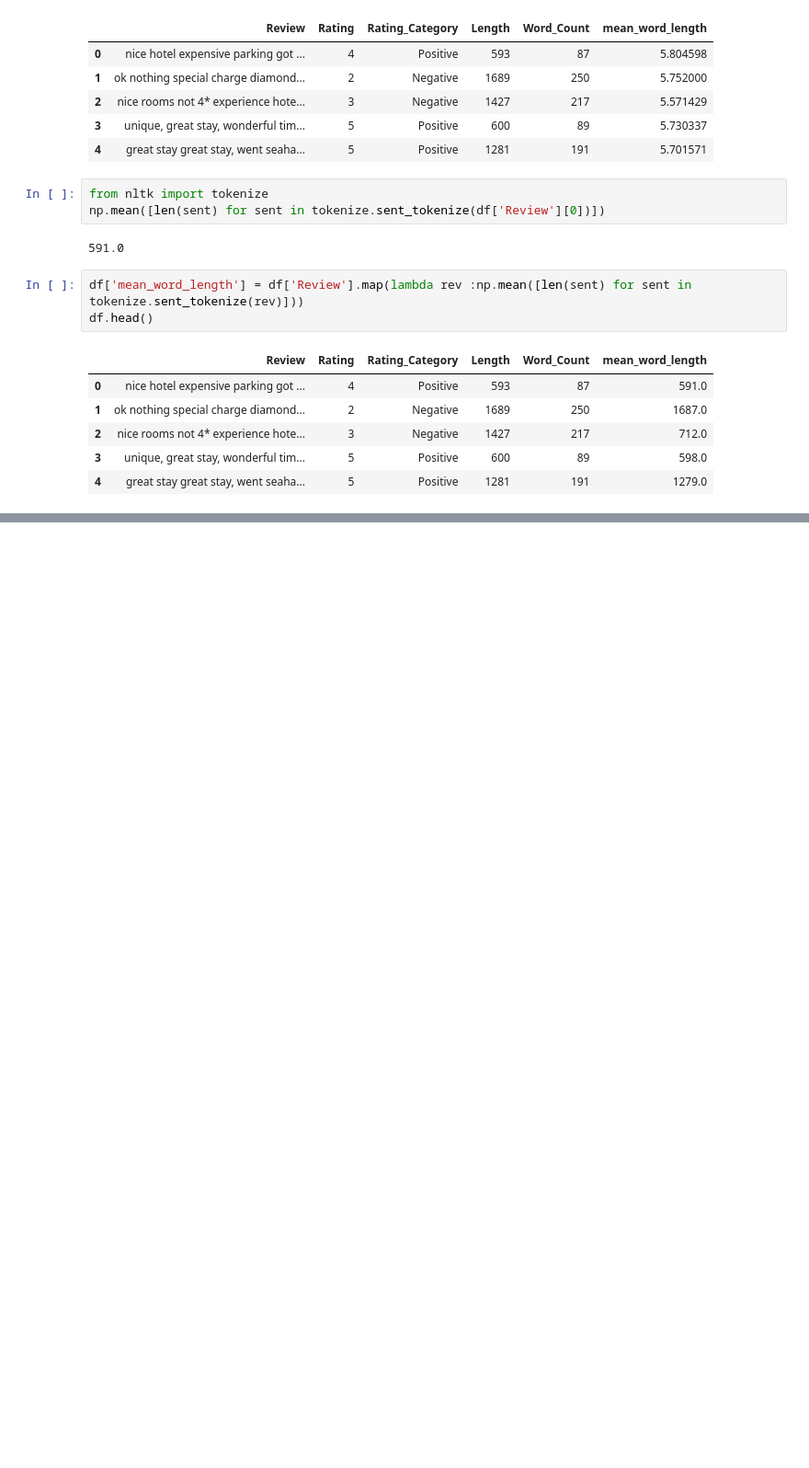
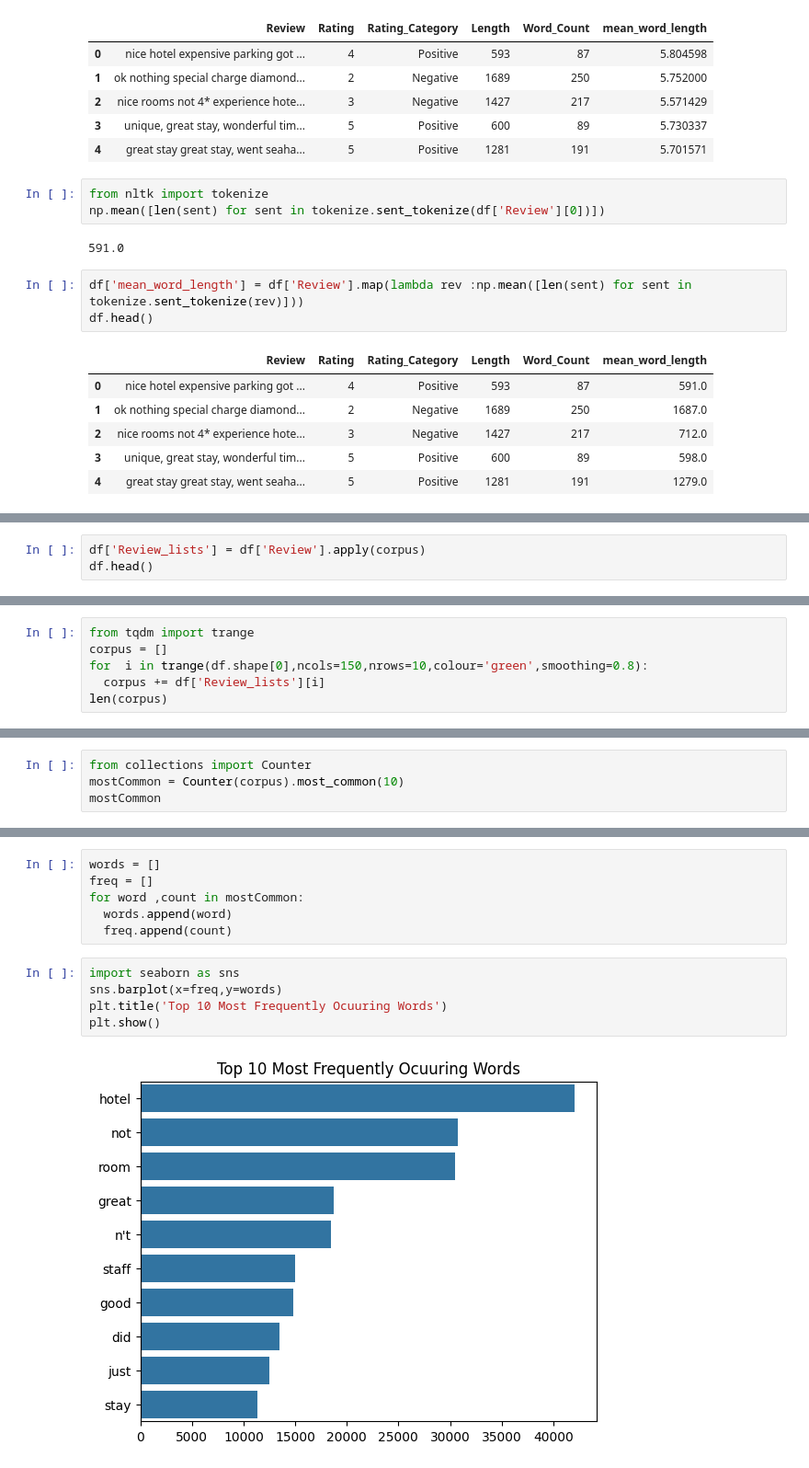
Before and after one commit to tharun067/python_problems, a Jupyter notebook: NLP_AD2.ipynb, the cells around one changed output, grey strips where cells are left out. Shown: that part at 92% size. Drawn from its saved outputs; the diff is of its cells as text; blank space fills up the shorter version.

```diff
--- a/NLP_AD2.ipynb
+++ b/NLP_AD2.ipynb
@@ -197,0 +235,3 @@ df.head()
+# %%
+df['Review_lists'] = df['Review'].apply(corpus)
+df.head()
@@ -197,0 +245,6 @@ df.head()
+# %%
+from tqdm import trange
+corpus = []
+for  i in trange(df.shape[0],ncols=150,nrows=10,colour='green',smoothing=0.8):
+  corpus += df['Review_lists'][i]
+len(corpus)
@@ -197,0 +253,4 @@ df.head()
+# %%
+from collections import Counter
+mostCommon = Counter(corpus).most_common(10)
+mostCommon
@@ -197,0 +268,13 @@ df.head()
+# %%
+words = []
+freq = []
+for word ,count in mostCommon:
+  words.append(word)
+  freq.append(count)
+# %%
+import seaborn as sns
+sns.barplot(x=freq,y=words)
+plt.title('Top 10 Most Frequently Ocuuring Words')
+plt.show()
+# %% [output]
+[figure, added]
```
Also changed, not shown: parts of 13 cells of this notebook.
